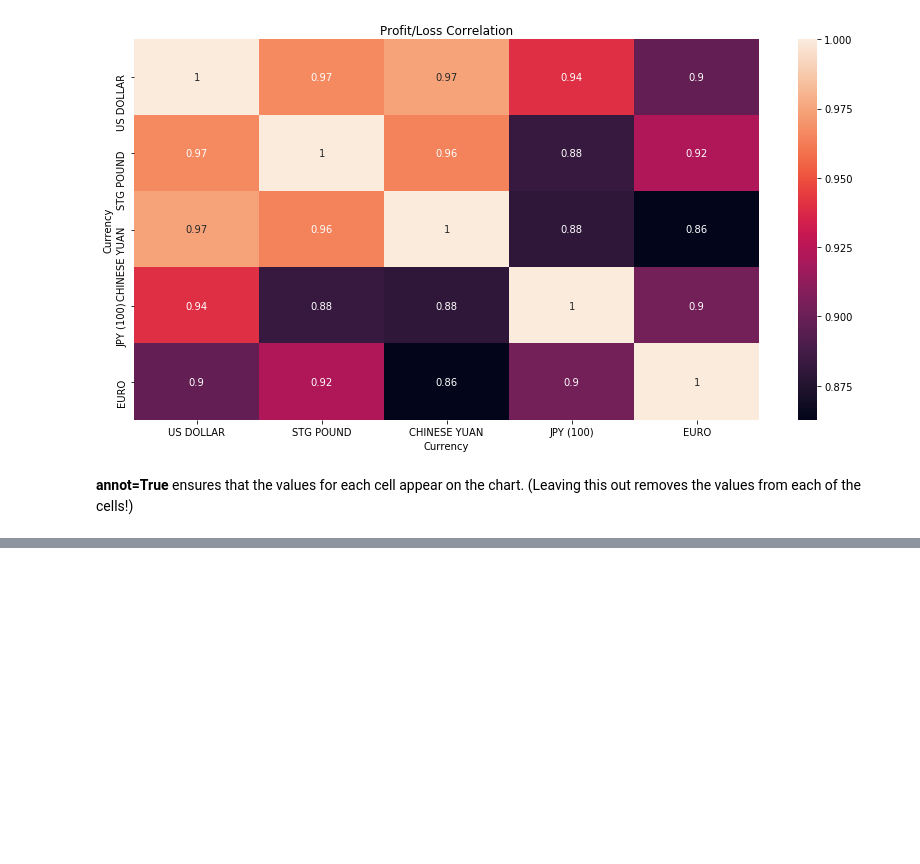
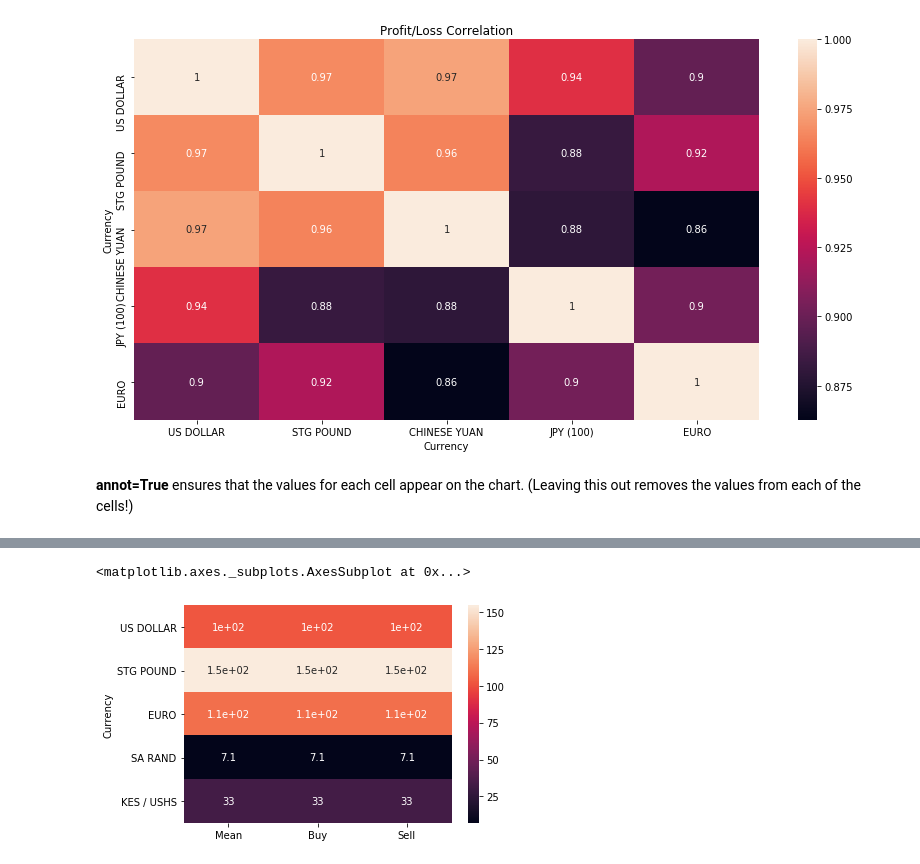
Before and after one commit to AubreyJohns/Data-Visualization, a Jupyter notebook: Data Visualization Seaborn.ipynb, the cells around one changed output, grey strips where cells are left out. Drawn from its saved outputs; the diff is of its cells as text; code cells hidden in the pictures; blank space fills up the shorter version.

Commit message:
visualize patterns using heatmaps

```diff
--- a/Data Visualization Seaborn.ipynb
+++ b/Data Visualization Seaborn.ipynb
@@ -174,0 +178,5 @@ Text(105.0, 0.5, 'Currency')
+# %%
+# get a sample of 5 currency entries with currency as the index
+sample_cbk_df = cbk_df.loc['2015-10-11'].head()
+sample_cbk_df = sample_cbk_df.set_index('Currency')
+sample_cbk_df
@@ -174,0 +191,6 @@ Text(105.0, 0.5, 'Currency')
+# %%
+# Heatmap oe
+sns.heatmap(data=sample_cbk_df, annot=True)
+# %% [output]
+<matplotlib.axes._subplots.AxesSubplot at 0x...>
+[figure, added]
```
Also changed, not shown: parts of 3 cells of this notebook.
